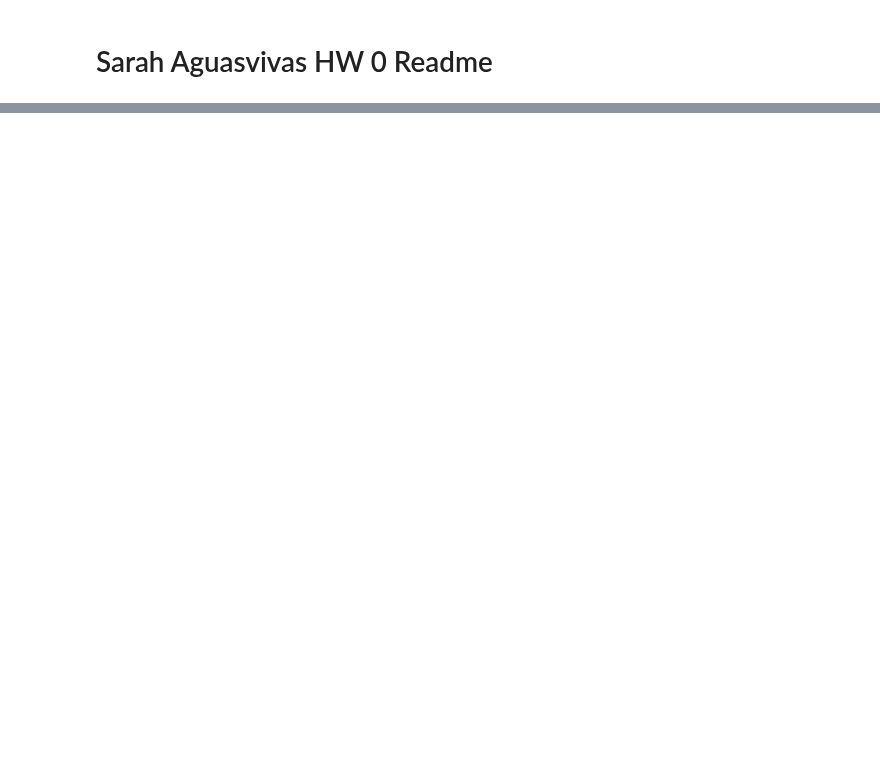
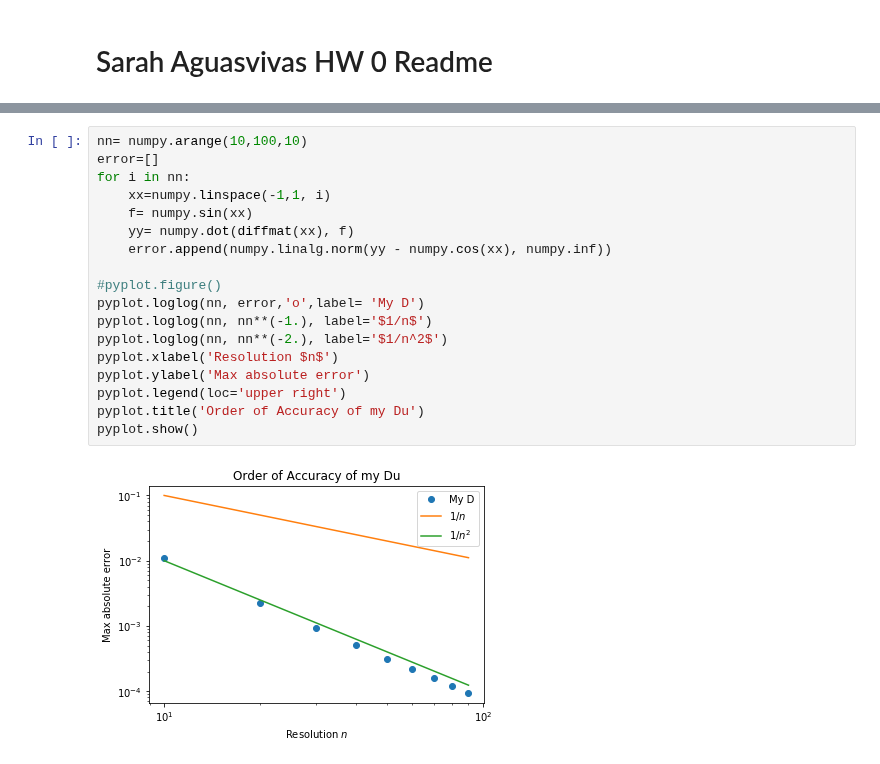
Before and after one commit to cu-numpde/numpde-fall2017, a Jupyter notebook: HW0-Readme.ipynb, the cells around one changed output, grey strips where cells are left out. Cells and saved outputs as stored; diff of their text form; blank space fills up the shorter version.

```diff
--- a/HW0-Readme.ipynb
+++ b/HW0-Readme.ipynb
@@ -48,0 +82,20 @@ pyplot.show()
+# %%
+nn= numpy.arange(10,100,10)
+error=[]
+for i in nn:
+    xx=numpy.linspace(-1,1, i)
+    f= numpy.sin(xx)
+    yy= numpy.dot(diffmat(xx), f)
+    error.append(numpy.linalg.norm(yy - numpy.cos(xx), numpy.inf))
+
+#pyplot.figure()
+pyplot.loglog(nn, error,'o',label= 'My D')
+pyplot.loglog(nn, nn**(-1.), label='$1/n$')
+pyplot.loglog(nn, nn**(-2.), label='$1/n^2$')
+pyplot.xlabel('Resolution $n$')
+pyplot.ylabel('Max absolute error')
+pyplot.legend(loc='upper right')
+pyplot.title('Order of Accuracy of my Du')
+pyplot.show()
+# %% [output]
+[figure, added]
```
Also changed, not shown: parts of 19 cells of this notebook.
